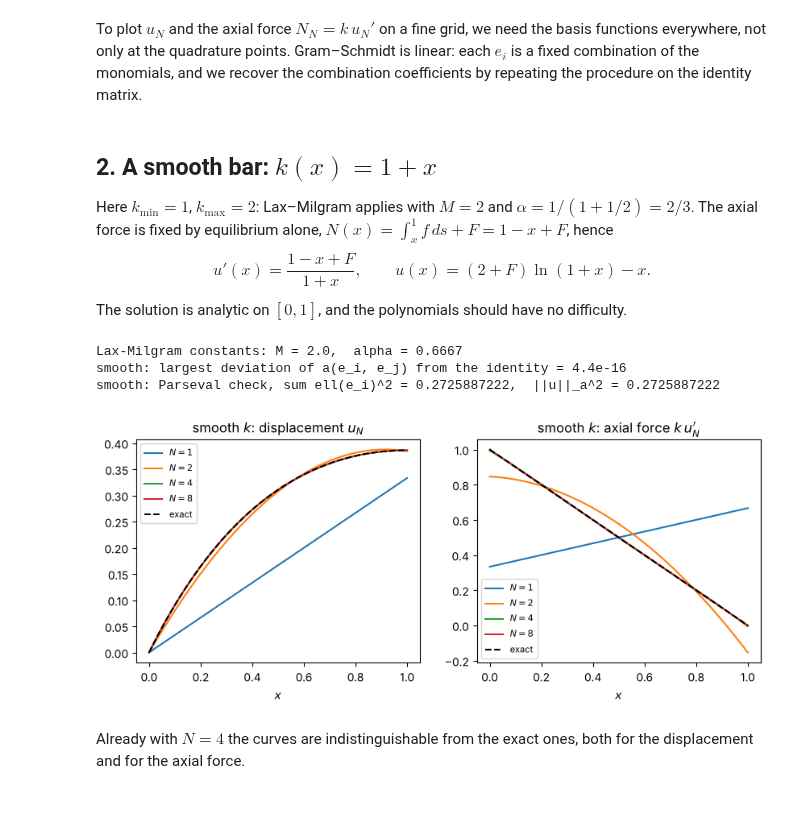
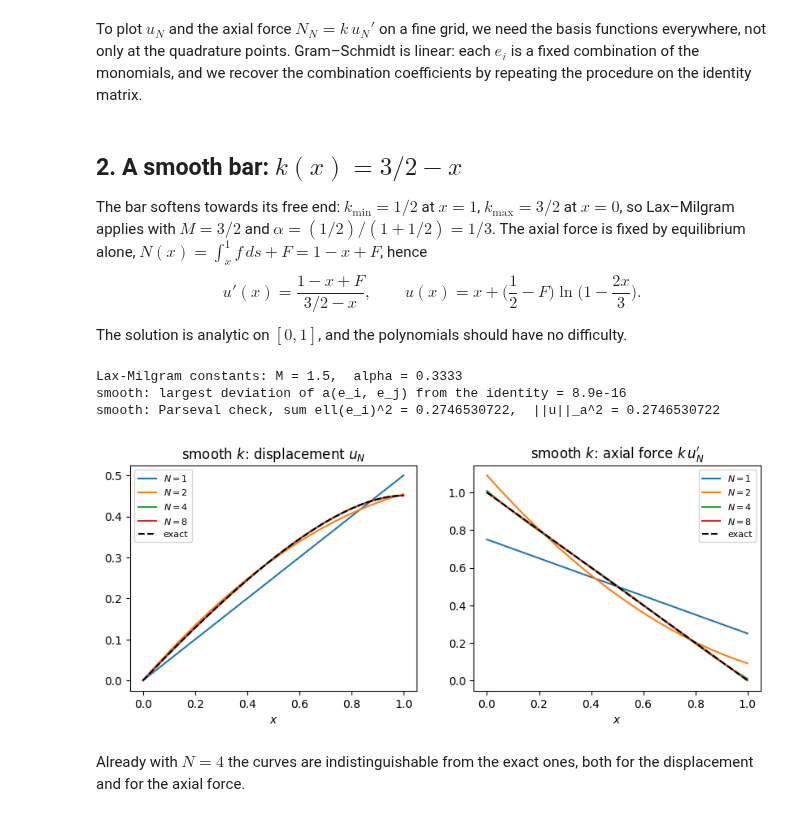
Before and after one commit to svidoli/VarMethCompMech-notebooks, a Jupyter notebook: ch04_riesz_bar.ipynb, the cells around one changed output. Cells and saved outputs as stored; diff of their text form; code cells hidden in the pictures.

Commit message:
ch04_riesz_bar: truncated Riesz series for the bar, smooth stiffness k = 3/2 - x and jumping stiffness 3/2 | 1/2

```diff
--- a/ch04_riesz_bar.ipynb
+++ b/ch04_riesz_bar.ipynb
@@ -127,25 +127,26 @@ def plot_case(k_fun, u_exact, du_exact, coef, title):
     for a in ax: a.set_xlabel("$x$"); a.legend(fontsize=8)
     plt.show()
 # %% [markdown]
-## 2. A smooth bar: $k(x) = 1 + x$
+## 2. A smooth bar: $k(x) = 3/2 - x$
 
-Here $k_{\min} = 1$, $k_{\max} = 2$: Lax–Milgram applies with $M = 2$ and $\alpha = 1/(1 + 1/2) = 2/3$.
+The bar softens towards its free end: $k_{\min} = 1/2$ at $x = 1$, $k_{\max} = 3/2$ at $x = 0$, so Lax–Milgram
+applies with $M = 3/2$ and $\alpha = (1/2)/(1 + 1/2) = 1/3$.
 The axial force is fixed by equilibrium alone, $N(x) = \int_x^1 f\, ds + F = 1 - x + F$, hence
-$$u'(x) = \frac{1 - x + F}{1 + x}, \qquad u(x) = (2 + F)\ln(1 + x) - x .$$
+$$u'(x) = \frac{1 - x + F}{3/2 - x}, \qquad u(x) = x + \Big(\frac12 - F\Big)\ln\Big(1 - \frac{2x}{3}\Big) .$$
 The solution is analytic on $[0, 1]$, and the polynomials should have no difficulty.
 # %%
-k_s  = lambda x: 1 + x
-u_s  = lambda x: (2 + F) * np.log(1 + x) - x
-du_s = lambda x: (1 - x + F) / (1 + x)
+k_s  = lambda x: 1.5 - x
+u_s  = lambda x: x + (0.5 - F) * np.log(1 - 2 * x / 3)
+du_s = lambda x: (1 - x + F) / (1.5 - x)
 
-print(f"Lax-Milgram constants: M = {2.0},  alpha = {1.0 / 1.5:.4f}")
+print(f"Lax-Milgram constants: M = {1.5},  alpha = {0.5 / 1.5:.4f}")
 err_s, coef_s = riesz_bar(k_s, u_s, du_s, "smooth")
 plot_case(k_s, u_s, du_s, coef_s, "smooth $k$")
 # %% [output]
-Lax-Milgram constants: M = 2.0,  alpha = 0.6667
-smooth: largest deviation of a(e_i, e_j) from the identity = 4.4e-16
-smooth: Parseval check, sum ell(e_i)^2 = 0.2725887222,  ||u||_a^2 = 0.2725887222
+Lax-Milgram constants: M = 1.5,  alpha = 0.3333
+smooth: largest deviation of a(e_i, e_j) from the identity = 8.9e-16
+smooth: Parseval check, sum ell(e_i)^2 = 0.2746530722,  ||u||_a^2 = 0.2746530722
-[figure, old version]
+[figure, new version]
 # %% [markdown]
 Already with $N = 4$ the curves are indistinguishable from the exact ones, both for the displacement and for
 the axial force.
```
Also changed, not shown: parts of 4 cells of this notebook.
